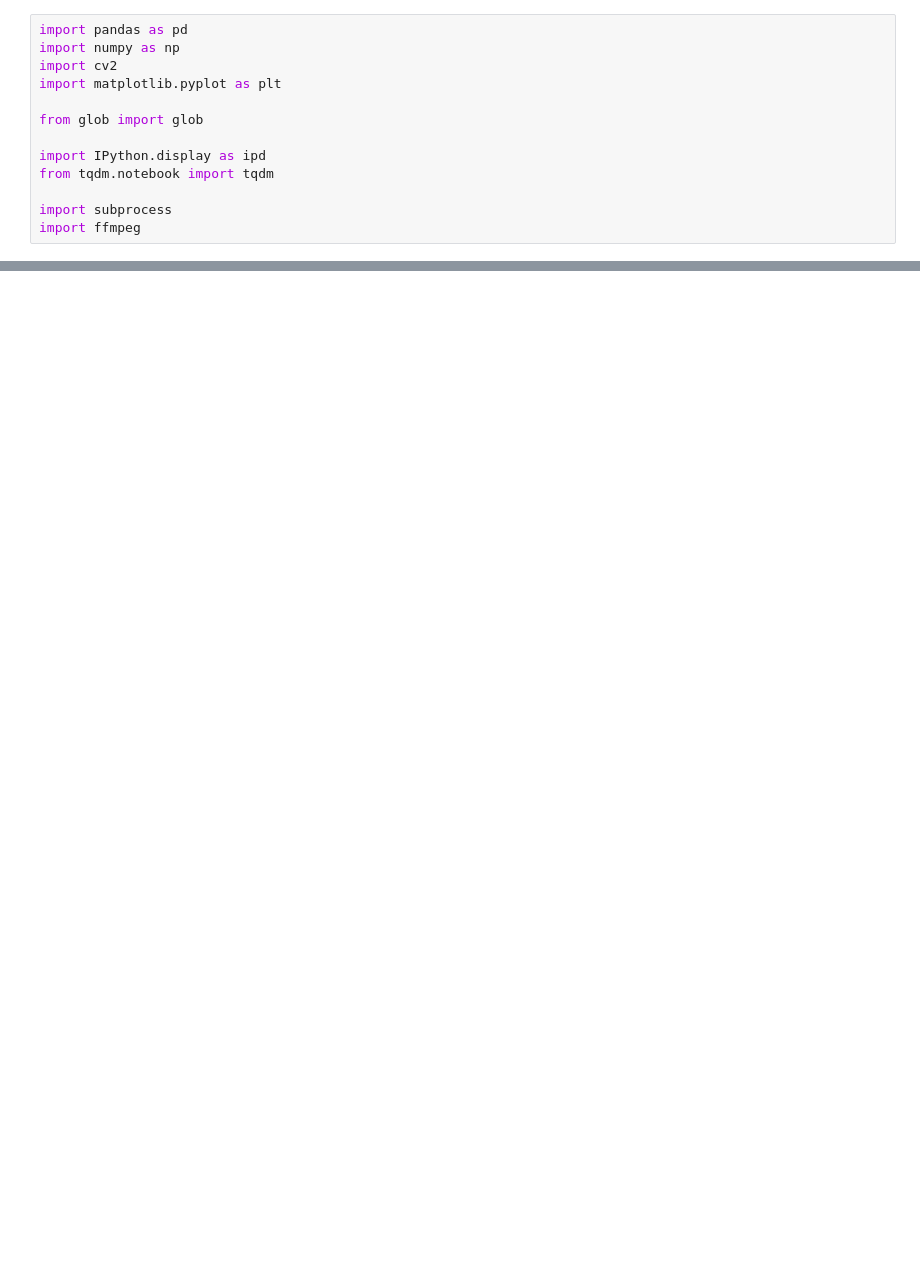
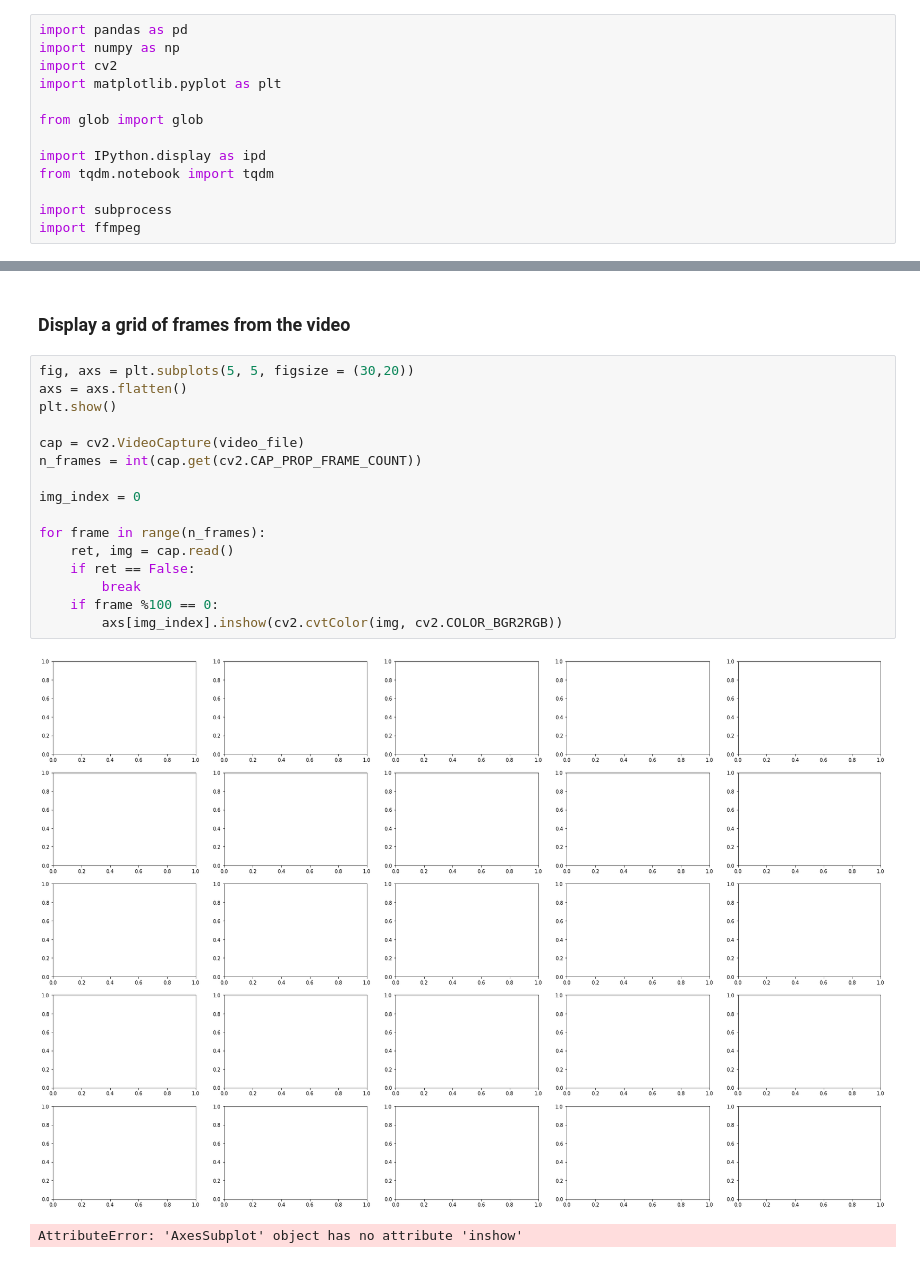
Before and after one commit to henrym105/personal_projects, a Jupyter notebook: traffic/main.ipynb, the cells around one changed output, grey strips where cells are left out. Drawn from its saved outputs; the diff is of its cells as text; blank space fills up the shorter version.

```diff
--- a/traffic/main.ipynb
+++ b/traffic/main.ipynb
@@ -40,0 +69,21 @@ Error:
+# %% [markdown]
+### Display a grid of frames from the video
+# %%
+fig, axs = plt.subplots(5, 5, figsize = (30,20))
+axs = axs.flatten()
+plt.show()
+
+cap = cv2.VideoCapture(video_file)
+n_frames = int(cap.get(cv2.CAP_PROP_FRAME_COUNT))
+
+img_index = 0
+
+for frame in range(n_frames):
+    ret, img = cap.read()
+    if ret == False:
+        break
+    if frame %100 == 0:
+        axs[img_index].inshow(cv2.cvtColor(img, cv2.COLOR_BGR2RGB))
+# %% [output]
+[figure, added]
+AttributeError: 'AxesSubplot' object has no attribute 'inshow'
```
Also changed, not shown: parts of 9 cells of this notebook, 10 other files.
